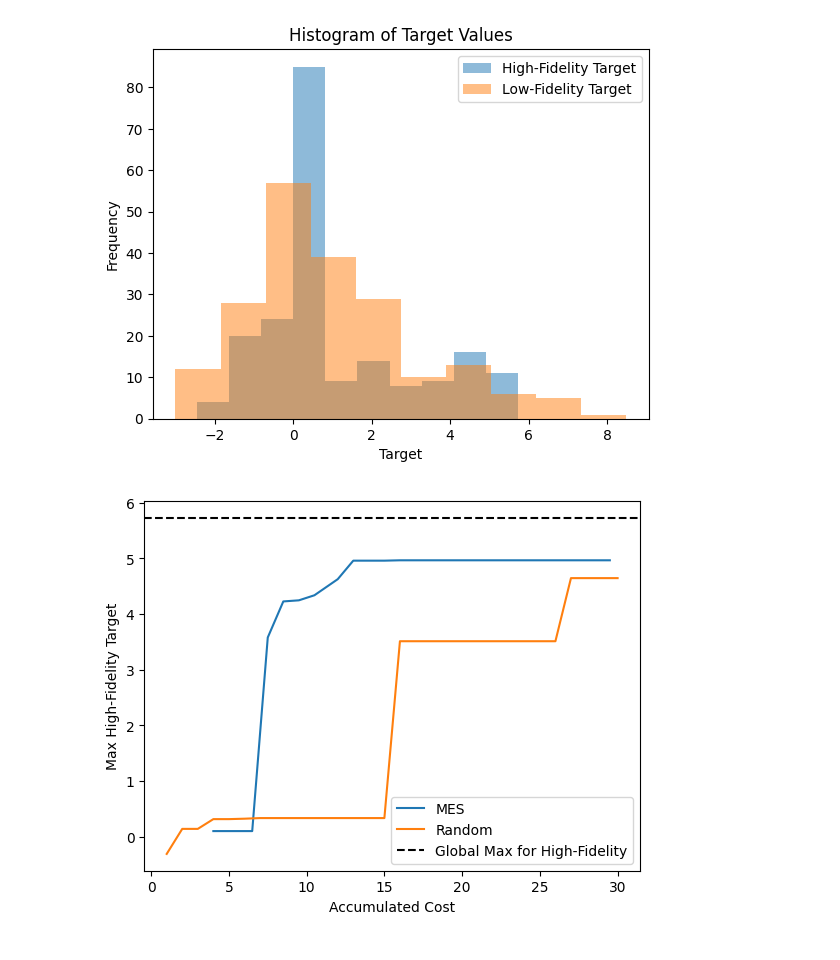
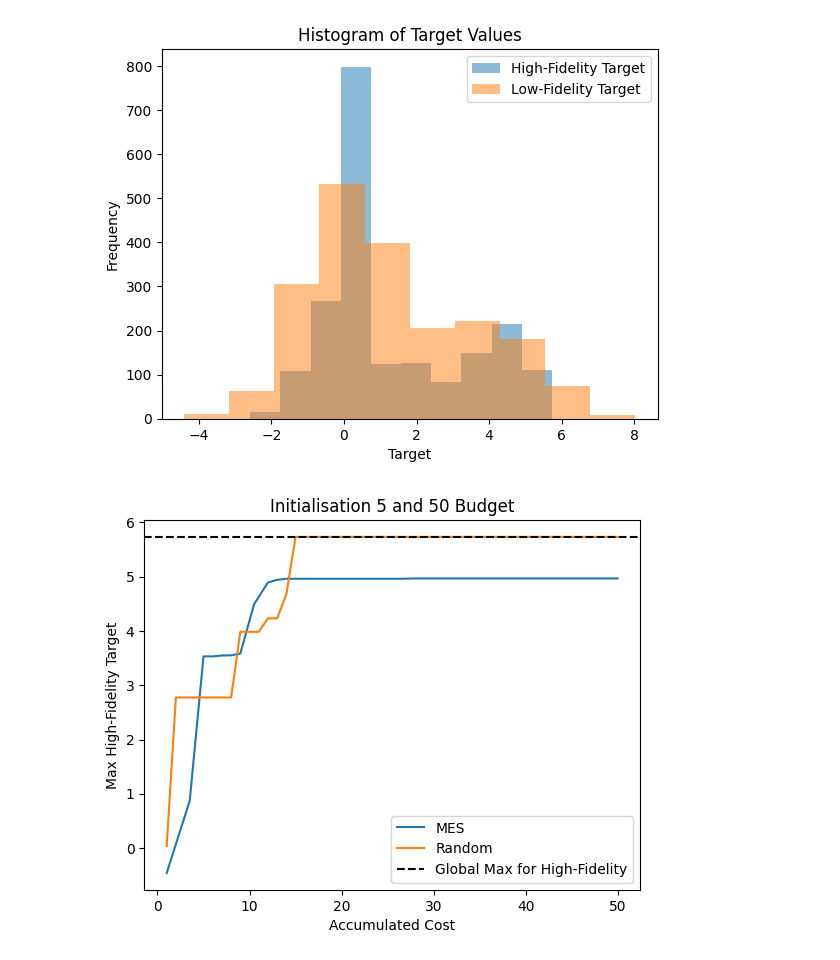
Before and after one commit to kernelCruncher/MFBO, a Jupyter notebook: notebooks/MESSyntheticFunction.ipynb, the cells around one changed output. Saved outputs shown, nothing was run; the diff lists cells and outputs as text; code cells hidden in the pictures.

```diff
--- a/notebooks/MESSyntheticFunction.ipynb
+++ b/notebooks/MESSyntheticFunction.ipynb
@@ -84,14 +92,13 @@ def setUpInitialData(sampleSpaceName, initialSize=10):
    sampleSpace = np.loadtxt(sampleSpaceName, delimiter=',')
    size = len(sampleSpace)
    index_store = random.sample(range(size), initialSize)
-   budget = sampleSpace[index_store, 1]
+   fidelity_history = sampleSpace[index_store, 1]
    train_X = sampleSpace[index_store, :-1]
    train_obj = sampleSpace[index_store, -1:]
-   return torch.tensor(train_X), torch.tensor(train_obj), sampleSpace, index_store, budget.flatten().tolist()
+   return torch.tensor(train_X), torch.tensor(train_obj), sampleSpace, index_store, fidelity_history.flatten().tolist()
 # %%
-# file = setUpSampleSpace(100)
+file = setUpSampleSpace(2000)
 # train_X, train_obj, domain, index_store, budget = setUpInitialData(file, 10)
-# print(budget)
 # %%
 def runMes(model, Xrpr):
     Xrpr = torch.tensor(Xrpr)
@@ -192,19 +209,22 @@ def run_entire_cycle_random(no_of_iterations, domain):
 # %%
 N_ITER = 30
-fileName = 'SampleSpaces/20240606-114441.csv'
-train_x_full, train_obj, domain, index_store, budget = setUpInitialData(fileName, 10)
+N_INIT = 5
+ALLOCATED_BUDGET = 50
+# fileName = 'SampleSpaces/20240606-114441.csv'
+fileName = file
+train_x_full, train_obj, domain, index_store, fidelity_history = setUpInitialData(fileName, N_INIT)
 
 train_x_full_mes, train_obj_mes, cumulative_cost_mes, index_store_mes = run_entire_cycle(
-    N_ITER,
     train_x_full,
     train_obj,
     domain,
-    budget,
+    fidelity_history,
     index_store,
-    runMes
+    runMes,
+    allocated_budget=ALLOCATED_BUDGET
     )
 
-train_x_full_rand, train_obj_rand, cumulative_cost_rand, index_store_rand= run_entire_cycle_random(N_ITER, domain)
+train_x_full_rand, train_obj_rand, cumulative_cost_rand, index_store_rand= run_entire_cycle_random(ALLOCATED_BUDGET, domain)
 # %%
 #Plot the samples.
 import matplotlib.pyplot as plt
@@ -253,27 +273,30 @@ def plot_histogram(domain):
 
 plot_histogram(domain)
 # %% [output]
-[figure, old version]
+[figure, new version]
 # %%
 # Here we plot the maximum high-fidelity target reached so far with a given cost.
-def plot_cost(domain, dictionary):
+def plot_cost(domain, dictionary, title):
     max_in_space= np.max(domain[np.where(domain[:, 1] == 1.0)])
     for search_alg in dictionary:
         train_x_full, train_obj, cumulative_cost = dictionary[search_alg]
         cumulative_cost_array = np.array(cumulative_cost)
         hf_indices = np.where(train_x_full[:, 1]==1.0)
         high_fidelity_obj = train_obj[np.where(train_x_full[:, 1]==1.0)].detach().numpy()
         accum_target = []
         for i in range(len(high_fidelity_obj)):
             accum_target.append(max(high_fidelity_obj[0:i+1]))
 
         plt.plot(cumulative_cost_array[hf_indices ], accum_target, label=search_alg)
     plt.axhline(y=max_in_space, color='black', linestyle='--', label='Global Max for High-Fidelity')
     plt.xlabel('Accumulated Cost')
     plt.ylabel('Max High-Fidelity Target')
+    plt.title(title)
     plt.legend()
 
-modelDict = {"MES": (train_x_full_mes, train_obj_mes, cumulative_cost_mes), "Random": (train_x_full_rand, train_obj_rand, cumulative_cost_rand) }
-plot_cost(domain, modelDict)
+modelDict = {"MES": (train_x_full_mes, train_obj_mes, cumulative_cost_mes),
+             "Random": (train_x_full_rand, train_obj_rand, cumulative_cost_rand)
+             }
+plot_cost(domain, modelDict,f'Initialisation {N_INIT} and {ALLOCATED_BUDGET} Budget' )
 # %% [output]
-[figure, old version]
+[figure, new version]
```
Also changed, not shown: parts of 21 cells of this notebook.
